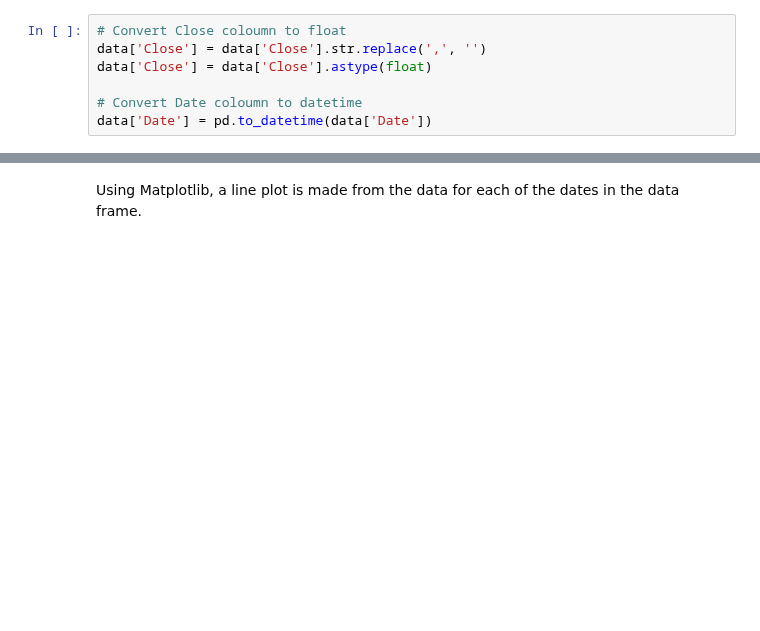
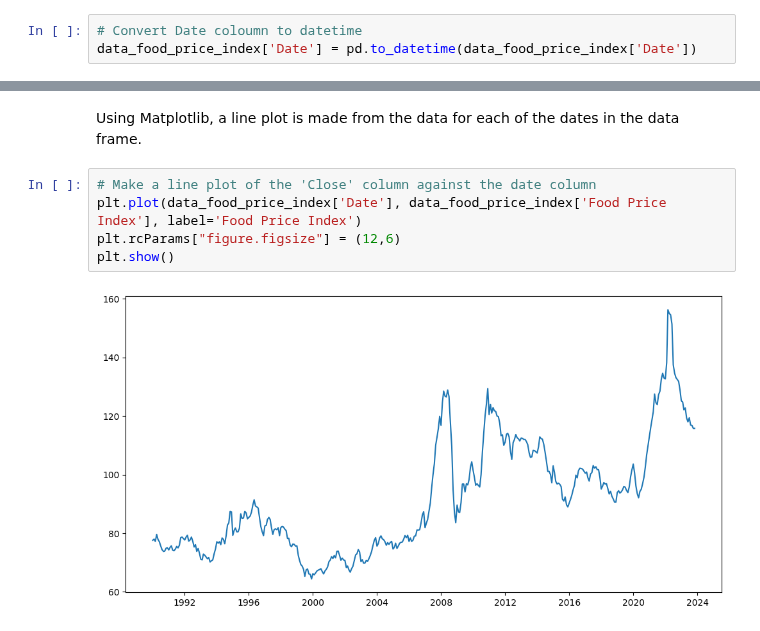
Before and after one commit to Benja-Pauls/Predicting-Commodity-Food-Pricing, a Jupyter notebook: preliminary_experiments/eda_s&p500.ipynb, the cells around one changed output, grey strips where cells are left out. Drawn from its saved outputs; the diff is of its cells as text; blank space fills up the shorter version.

```diff
--- a/preliminary_experiments/eda_s&p500.ipynb
+++ b/preliminary_experiments/eda_s&p500.ipynb
@@ -46,13 +32,16 @@ The values in the data frame are objects. These values need to be casted into fl
 
 The dates in the data frame are casted into datetime objects to make plotting easier.
 # %%
-# Convert Close coloumn to float
-data['Close'] = data['Close'].str.replace(',', '')
-data['Close'] = data['Close'].astype(float)
-
 # Convert Date coloumn to datetime
-data['Date'] = pd.to_datetime(data['Date'])
+data_food_price_index['Date'] = pd.to_datetime(data_food_price_index['Date'])
 # %% [markdown]
 ### Data Analysis
 # %% [markdown]
 Using Matplotlib, a line plot is made from the data for each of the dates in the data frame.
+# %%
+# Make a line plot of the 'Close' column against the date column
+plt.plot(data_food_price_index['Date'], data_food_price_index['Food Price Index'], label='Food Price Index')
+plt.rcParams["figure.figsize"] = (12,6)
+plt.show()
+# %% [output]
+[figure, added]
```
Also changed, not shown: parts of 14 cells of this notebook.
